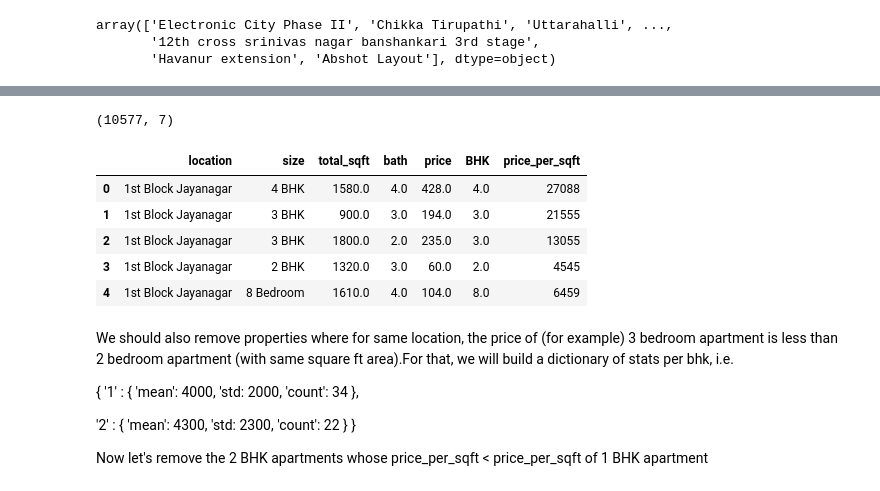
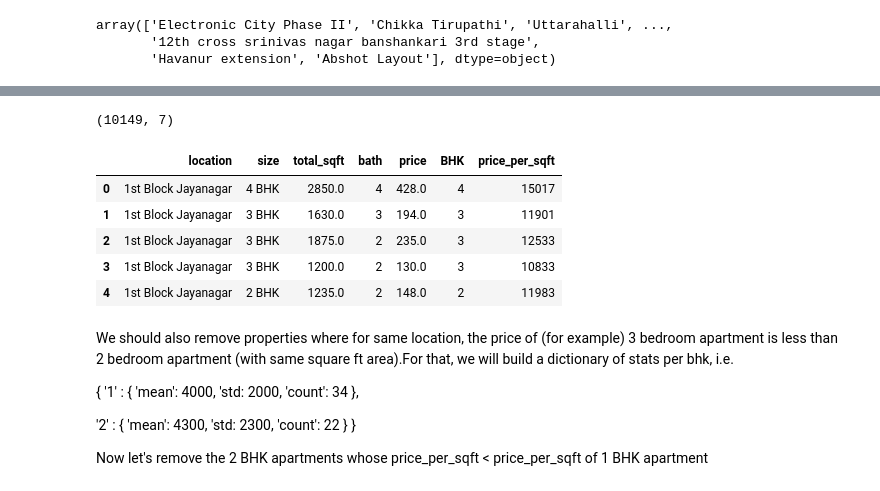
Before and after one commit to nessa01macias/Real-State-ML-Project, a Jupyter notebook: Real Estate Price Prediction - Machine Learning.ipynb, the cells around one changed output, grey strips where cells are left out. Saved outputs shown, nothing was run; the diff lists cells and outputs as text; code cells hidden in the pictures.

```diff
--- a/Real Estate Price Prediction - Machine Learning.ipynb
+++ b/Real Estate Price Prediction - Machine Learning.ipynb
@@ -178,0 +154,5 @@ df4 = df3.copy()
+# %%
+df4 = df3.copy()
+df4.total_sqft = df4.total_sqft.apply(convert_sqft_to_num)
+df4 = df4[df4.total_sqft.notnull()]
+df4.head(2)
@@ -179,5 +163,5 @@ df4 = df3.copy()
 # %%
-df4["price_per_sqft"] = df3["price"]*100000/df3["total_sqft"]
+df4["price_per_sqft"] = df4["price"]*100000/df4["total_sqft"]
 df4.head()
 # %% [output]
 |  | location | size | total_sqft | bath | price | BHK | price_per_sqft |
@@ -288,5 +272,5 @@ print(len(size_totalsqft))
 # %%
-df5 = df4[~(df4.total_sqft/df4.BHK<200)]
+df5 = df4[~(df4.total_sqft/df4.BHK<300)]
 df5.head()
 # %% [output]
 |  | location | size | total_sqft | bath | price | BHK | price_per_sqft |
@@ -317,18 +301,18 @@ df6.shape
 # %%
 # another thing to check is that houses as a maximun have 2 bathrooms more than its amount of BHK... reducing outliers
-df6 = df6[(df6.BHK+2 > df6.bath)]
-df6.shape
+df7 = df6[(df6.BHK+2 > df6.bath)]
+df7.shape
 # %% [output]
-(10577, 7)
+(10149, 7)
 # %%
-df6.head()
+df7.head()
 # %% [output]
 |  | location | size | total_sqft | bath | price | BHK | price_per_sqft |
-| 0 | 1st Block Jayanagar | 4 BHK | 1580.0 | 4.0 | 428.0 | 4.0 | 27088 |
-| 1 | 1st Block Jayanagar | 3 BHK | 900.0 | 3.0 | 194.0 | 3.0 | 21555 |
-| 2 | 1st Block Jayanagar | 3 BHK | 1800.0 | 2.0 | 235.0 | 3.0 | 13055 |
-| 3 | 1st Block Jayanagar | 2 BHK | 1320.0 | 3.0 | 60.0 | 2.0 | 4545 |
-| 4 | 1st Block Jayanagar | 8 Bedroom | 1610.0 | 4.0 | 104.0 | 8.0 | 6459 |
+| 0 | 1st Block Jayanagar | 4 BHK | 2850.0 | 4 | 428.0 | 4 | 15017 |
+| 1 | 1st Block Jayanagar | 3 BHK | 1630.0 | 3 | 194.0 | 3 | 11901 |
+| 2 | 1st Block Jayanagar | 3 BHK | 1875.0 | 2 | 235.0 | 3 | 12533 |
+| 3 | 1st Block Jayanagar | 3 BHK | 1200.0 | 2 | 130.0 | 3 | 10833 |
+| 4 | 1st Block Jayanagar | 2 BHK | 1235.0 | 2 | 148.0 | 2 | 11983 |
 # %% [markdown]
 We should also remove properties where for same location, the price of (for example) 3 bedroom apartment is less than 2 bedroom apartment (with same square ft area).For that, we will build a dictionary of stats per bhk, i.e.
 
```
Also changed, not shown: parts of 54 cells of this notebook, 2 other files.
